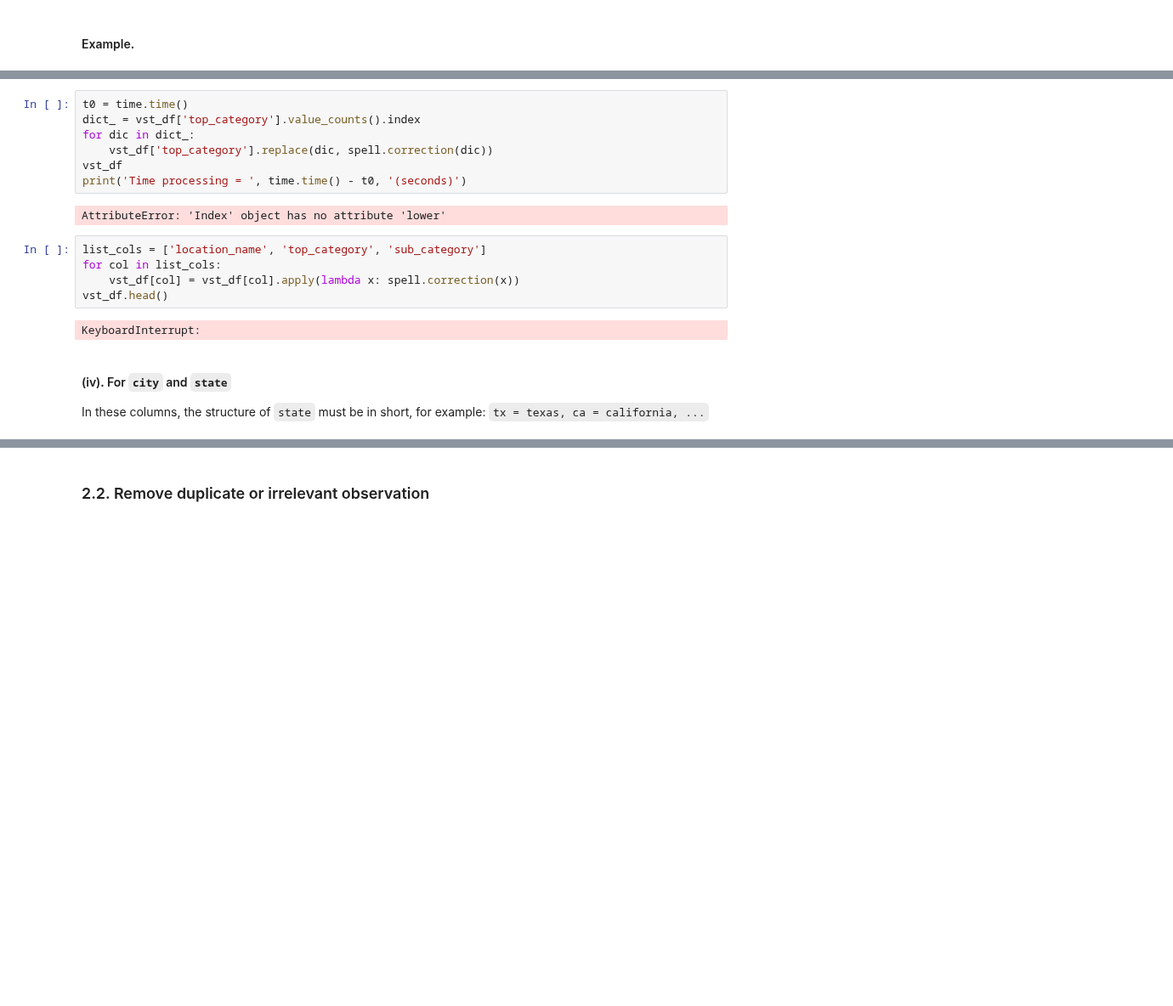
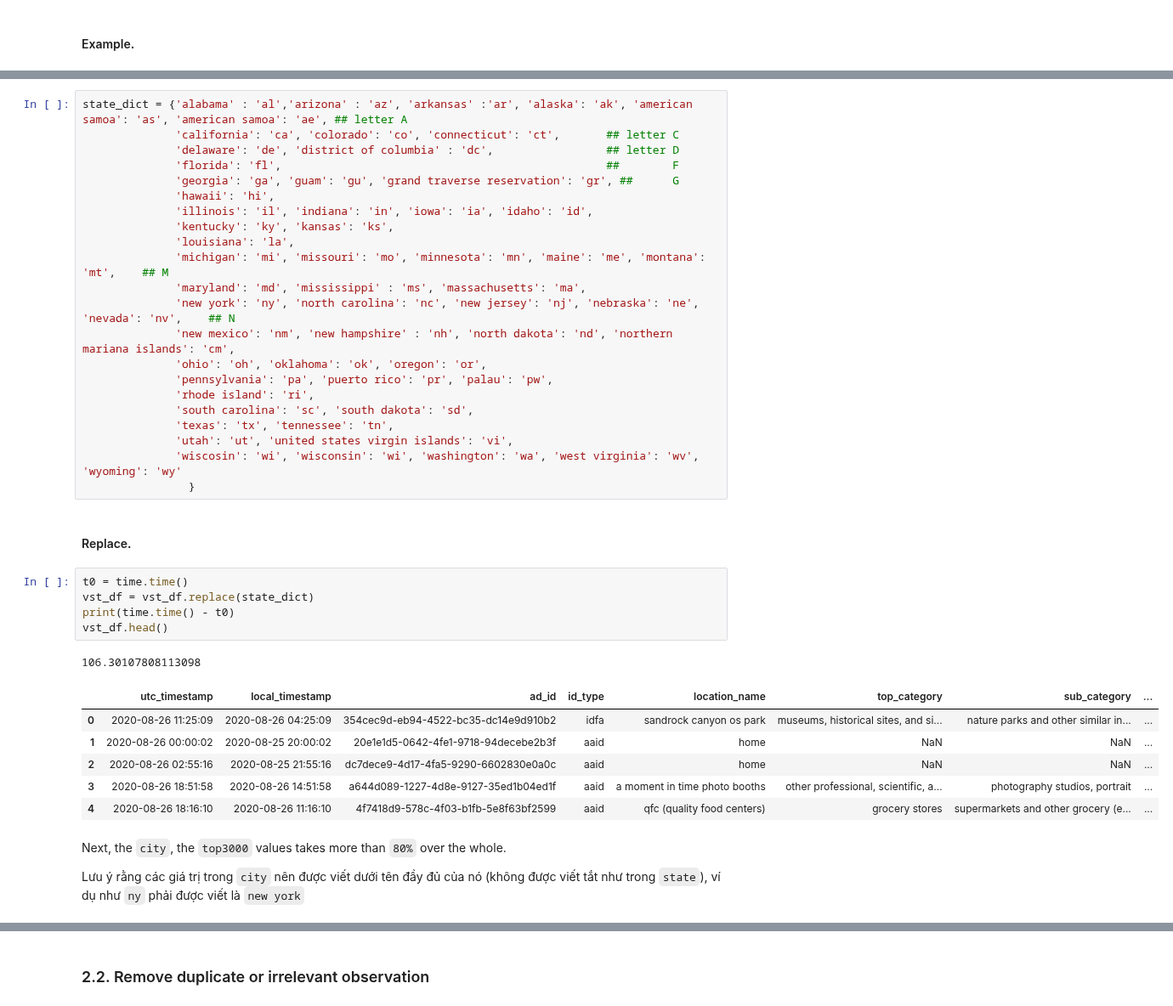
Before and after one commit to NhanDoV/Lectures_notes-teaching-in-VN-, a Jupyter notebook: data_analyst_exercises/Cleaning data/data-visiting.ipynb, the cells around one changed output, grey strips where cells are left out. Shown at 85% size. Saved outputs shown, nothing was run; the diff lists cells and outputs as text; blank space fills up the shorter version.

```diff
--- a/data_analyst_exercises/Cleaning data/data-visiting.ipynb
+++ b/data_analyst_exercises/Cleaning data/data-visiting.ipynb
@@ -401,19 +517,41 @@ Như vậy với `dataset` này có `1 triệu quan trắc` và `3 cột` thì p
+# %%
+state_dict = {'alabama' : 'al','arizona' : 'az', 'arkansas' :'ar', 'alaska': 'ak', 'american samoa': 'as', 'american samoa': 'ae', ## letter A
+              'california': 'ca', 'colorado': 'co', 'connecticut': 'ct',       ## letter C
+              'delaware': 'de', 'district of columbia' : 'dc',                 ## letter D
+              'florida': 'fl',                                                 ##        F
+              'georgia': 'ga', 'guam': 'gu', 'grand traverse reservation': 'gr', ##      G
+              'hawaii': 'hi',
+              'illinois': 'il', 'indiana': 'in', 'iowa': 'ia', 'idaho': 'id',
+              'kentucky': 'ky', 'kansas': 'ks',
+              'louisiana': 'la',
+              'michigan': 'mi', 'missouri': 'mo', 'minnesota': 'mn', 'maine': 'me', 'montana': 'mt',    ## M
+              'maryland': 'md', 'mississippi' : 'ms', 'massachusetts': 'ma',
+              'new york': 'ny', 'north carolina': 'nc', 'new jersey': 'nj', 'nebraska': 'ne', 'nevada': 'nv',    ## N
+              'new mexico': 'nm', 'new hampshire' : 'nh', 'north dakota': 'nd', 'northern mariana islands': 'cm',
+              'ohio': 'oh', 'oklahoma': 'ok', 'oregon': 'or',
+              'pennsylvania': 'pa', 'puerto rico': 'pr', 'palau': 'pw',
+              'rhode island': 'ri',
+              'south carolina': 'sc', 'south dakota': 'sd',
+              'texas': 'tx', 'tennessee': 'tn',
+              'utah': 'ut', 'united states virgin islands': 'vi',
+              'wiscosin': 'wi', 'wisconsin': 'wi', 'washington': 'wa', 'west virginia': 'wv', 'wyoming': 'wy'
+                }
+# %% [markdown]
+#### Replace.
 # %%
 t0 = time.time()
-dict_ = vst_df['top_category'].value_counts().index
-for dic in dict_:
-    vst_df['top_category'].replace(dic, spell.correction(dic))
-vst_df
-print('Time processing = ', time.time() - t0, '(seconds)')
+vst_df = vst_df.replace(state_dict)
+print(time.time() - t0)
+vst_df.head()
 # %% [output]
-AttributeError: 'Index' object has no attribute 'lower'
+106.30107808113098
+|  | utc_timestamp | local_timestamp | ad_id | id_type | location_name | top_category | sub_category | ... |
+| 0 | 2020-08-26 11:25:09 | 2020-08-26 04:25:09 | 354cec9d-eb94-4522-bc35-dc14e9d910b2 | idfa | sandrock canyon os park | museums, historical sites, and si... | nature parks and other similar in... | ... |
+| 1 | 2020-08-26 00:00:02 | 2020-08-25 20:00:02 | 20e1e1d5-0642-4fe1-9718-94decebe2b3f | aaid | home | NaN | NaN | ... |
+| 2 | 2020-08-26 02:55:16 | 2020-08-25 21:55:16 | dc7dece9-4d17-4fa5-9290-6602830e0a0c | aaid | home | NaN | NaN | ... |
+| 3 | 2020-08-26 18:51:58 | 2020-08-26 14:51:58 | a644d089-1227-4d8e-9127-35ed1b04ed1f | aaid | a moment in time photo booths | other professional, scientific, a... | photography studios, portrait | ... |
+| 4 | 2020-08-26 18:16:10 | 2020-08-26 11:16:10 | 4f7418d9-578c-4f03-b1fb-5e8f63bf2599 | aaid | qfc (quality food centers) | grocery stores | supermarkets and other grocery (e... | ... |
-# %%
-list_cols = ['location_name', 'top_category', 'sub_category']
-for col in list_cols:
-    vst_df[col] = vst_df[col].apply(lambda x: spell.correction(x))
-vst_df.head()
-# %% [output]
-KeyboardInterrupt:
-# %% [markdown]
-#### (iv). For `city` and `state`
-In these columns, the structure of `state` must be in short, for example: `tx = texas, ca = california, ...`
+# %% [markdown]
+Next, the `city`, the `top3000` values takes more than `80%` over the whole.
+
+Lưu ý rằng các giá trị trong `city` nên được viết dưới tên đầy đủ của nó (không được viết tắt như trong `state`), ví dụ như `ny` phải được viết là `new york`
```
Also changed, not shown: parts of 53 cells of this notebook.
